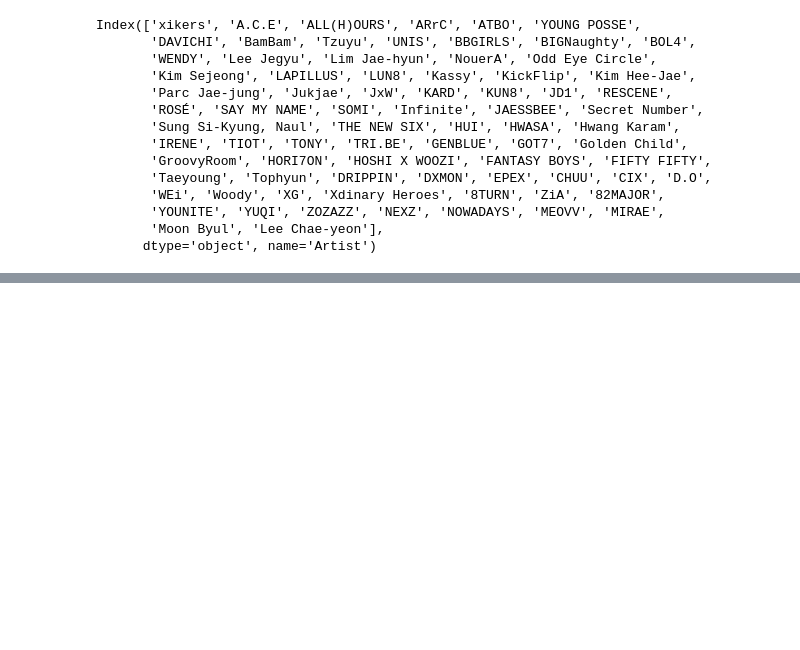
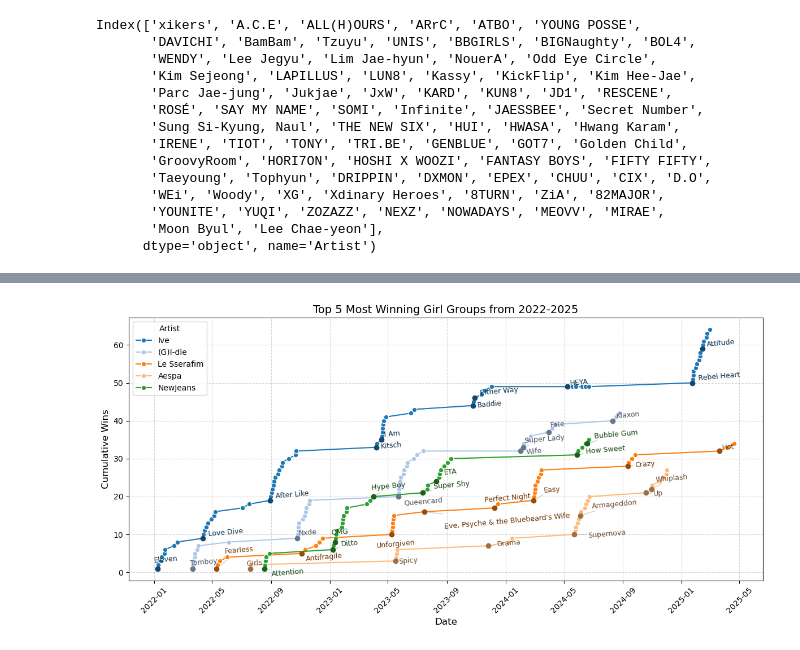
Before and after one commit to ccaban6/love-dive-into-kpop-music-show-winners, a Jupyter notebook: analysis_visualizations.ipynb, the cells around one changed output, grey strips where cells are left out. Drawn from its saved outputs; the diff is of its cells as text; code cells hidden in the pictures; blank space fills up the shorter version.

Commit message:
Starting to create visuals; Going to tweak nonwinning data to include songs that have wins but lost

```diff
--- a/analysis_visualizations.ipynb
+++ b/analysis_visualizations.ipynb
@@ -74,6 +95,7 @@ df['Artist'] = df['Artist'].map(match_dict).combine_first(df["Artist"])
 One last inconsistency that wasn't found via fuzzy matching was that Hwang Karam's name was misspelled for an entry.
 # %%
 df.loc[df.Artist == 'Hwang Kagam', 'Artist'] = 'Hwang Karam'
+df.loc[df.Artist == '(G)I-DLE', 'Artist'] = '(G)I-dle'
 df.head()
 # %% [output]
 |  | Show | Date | Artist | Song | Total | Winner | file_path | vggish_dance | vggish_party | ... |
@@ -122,0 +163,5 @@ Index(['xikers', 'A.C.E', 'ALL(H)OURS', 'ARrC', 'ATBO', 'YOUNG POSSE',
+# %%
+# Track the cumulative wins for a given group
+df = df.sort_values(by='Date').reset_index(drop=True)
+df['cumulative_wins'] = df.groupby('Artist')['Winner'].cumsum()
+df
@@ -122,0 +202,43 @@ Index(['xikers', 'A.C.E', 'ALL(H)OURS', 'ARrC', 'ATBO', 'YOUNG POSSE',
+# %%
+# Gather the top 5 Artists relative to wins
+top_5 = df.loc[df.Artist.isin(most_wins.keys()[:5])]
+top_5_artists = top_5.Artist.unique()
+first_wins = top_5.groupby(['Artist', 'Song'])['Date'].min().to_dict()
+# %%
+import seaborn as sns
+from adjustText import adjust_text
+
+def darken(color, factor=0.6):
+    return tuple([max(0, min(1, c*factor)) for c in color])
+
+plt.figure(figsize=(12, 6))
+palette = sns.color_palette("tab20", n_colors=5)
+artist_colors = dict(zip(top_5_artists, palette))
+
+sns.lineplot(data=top_5, x='Date', y='cumulative_wins', hue='Artist', marker='o', palette=artist_colors)
+
+texts = []
+for (artist, song), win_date in first_wins.items():
+    song_data = top_5[(top_5['Artist'] == artist) & (top_5['Date'] == win_date)]
+    win_score = song_data['cumulative_wins'].values[0]
+    song = song_data['Song'].values[0]
+    darker_color = darken(artist_colors[artist], 0.6)
+
+    plt.scatter(win_date, win_score, color=darker_color, zorder=5)
+    texts.append(plt.text(win_date, win_score, f"{song}", fontsize=9, rotation=5, color=darken(darker_color, .7), zorder=6))
+
+adjust_text(texts, only_move={'text': 'xy'},
+            arrowprops=dict(arrowstyle="-", color='gray', alpha=0.4)
+            )
+
+plt.xticks(rotation=45)
+
+plt.title("Top 5 Most Winning Girl Groups from 2022-2025", fontsize=14)
+plt.xlabel("Date", fontsize=12)
+plt.ylabel("Cumulative Wins", fontsize=12)
+
+plt.tight_layout()
+plt.grid(True, linestyle='--', alpha=0.5)
+plt.show()
+# %% [output]
+[figure, added]
```
Also changed, not shown: parts of 10 cells of this notebook, 5 other files.
